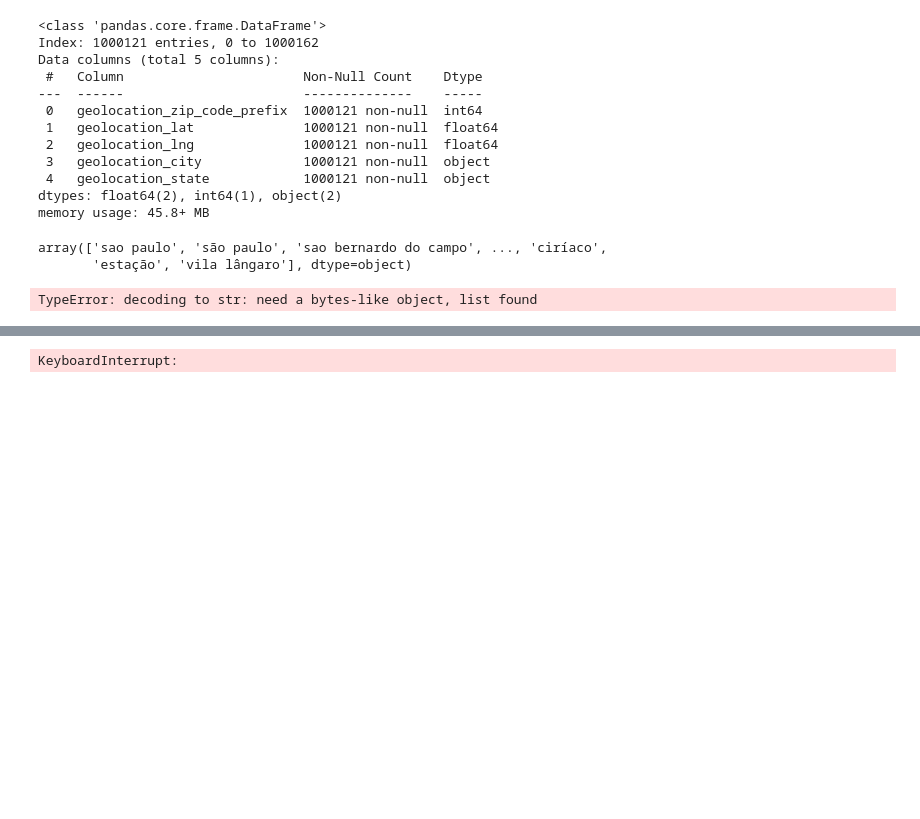
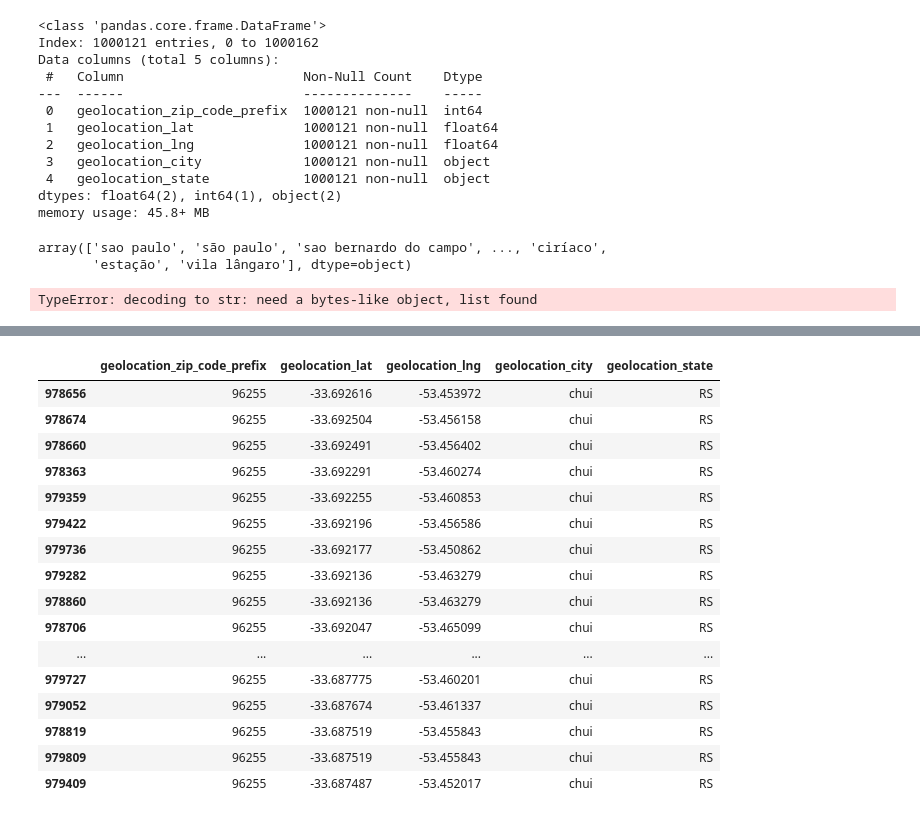
Before and after one commit to HassanHosain/tp_final_proj, a Jupyter notebook: geolocation.ipynb, the cells around one changed output, grey strips where cells are left out. Drawn from its saved outputs; the diff is of its cells as text; code cells hidden in the pictures; blank space fills up the shorter version.

```diff
--- a/geolocation.ipynb
+++ b/geolocation.ipynb
@@ -187,7 +198,21 @@ geolocation_df.head(50)
 # %%
-geolocation_df = geolocation_df.sort_values(by='geolocation_state')
-#geolocation_df
+geolocation_df = geolocation_df.sort_values(by='geolocation_lat')
+geolocation_df.head(50)
+# %% [output]
+|  | geolocation_zip_code_prefix | geolocation_lat | geolocation_lng | geolocation_city | geolocation_state |
+| 978656 | 96255 | -33.692616 | -53.453972 | chui | RS |
+| 978674 | 96255 | -33.692504 | -53.456158 | chui | RS |
+| 978660 | 96255 | -33.692491 | -53.456402 | chui | RS |
+| 978363 | 96255 | -33.692291 | -53.460274 | chui | RS |
+| 979359 | 96255 | -33.692255 | -53.460853 | chui | RS |
+| 979422 | 96255 | -33.692196 | -53.456586 | chui | RS |
+| 979736 | 96255 | -33.692177 | -53.450862 | chui | RS |
+| 979282 | 96255 | -33.692136 | -53.463279 | chui | RS |
+| 978860 | 96255 | -33.692136 | -53.463279 | chui | RS |
+| 978706 | 96255 | -33.692047 | -53.465099 | chui | RS |
+| ... | ... | ... | ... | ... | ... |
+| 979727 | 96255 | -33.687775 | -53.460201 | chui | RS |
+| 979052 | 96255 | -33.687674 | -53.461337 | chui | RS |
+| 978819 | 96255 | -33.687519 | -53.455843 | chui | RS |
+| 979809 | 96255 | -33.687519 | -53.455843 | chui | RS |
+| 979409 | 96255 | -33.687487 | -53.452017 | chui | RS |
-# %%
-geolocation_df
-# %% [output]
-KeyboardInterrupt:
```
Also changed, not shown: parts of 6 cells of this notebook.
